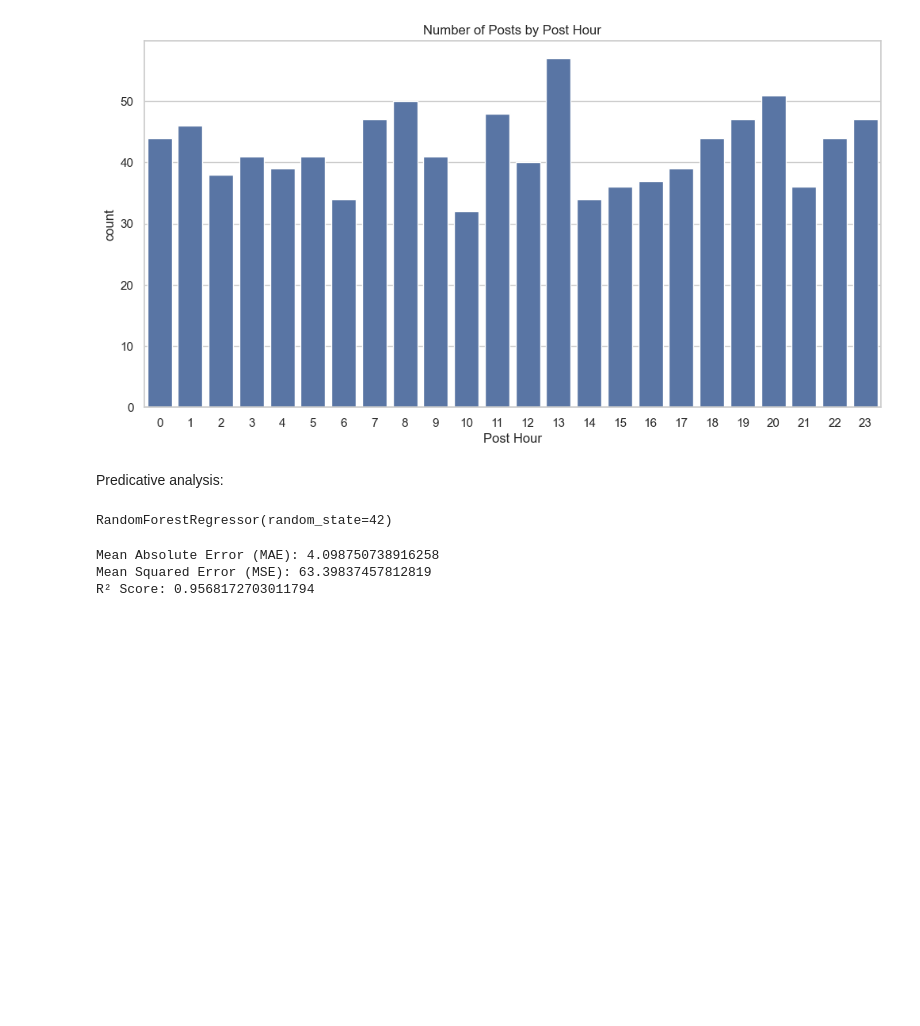
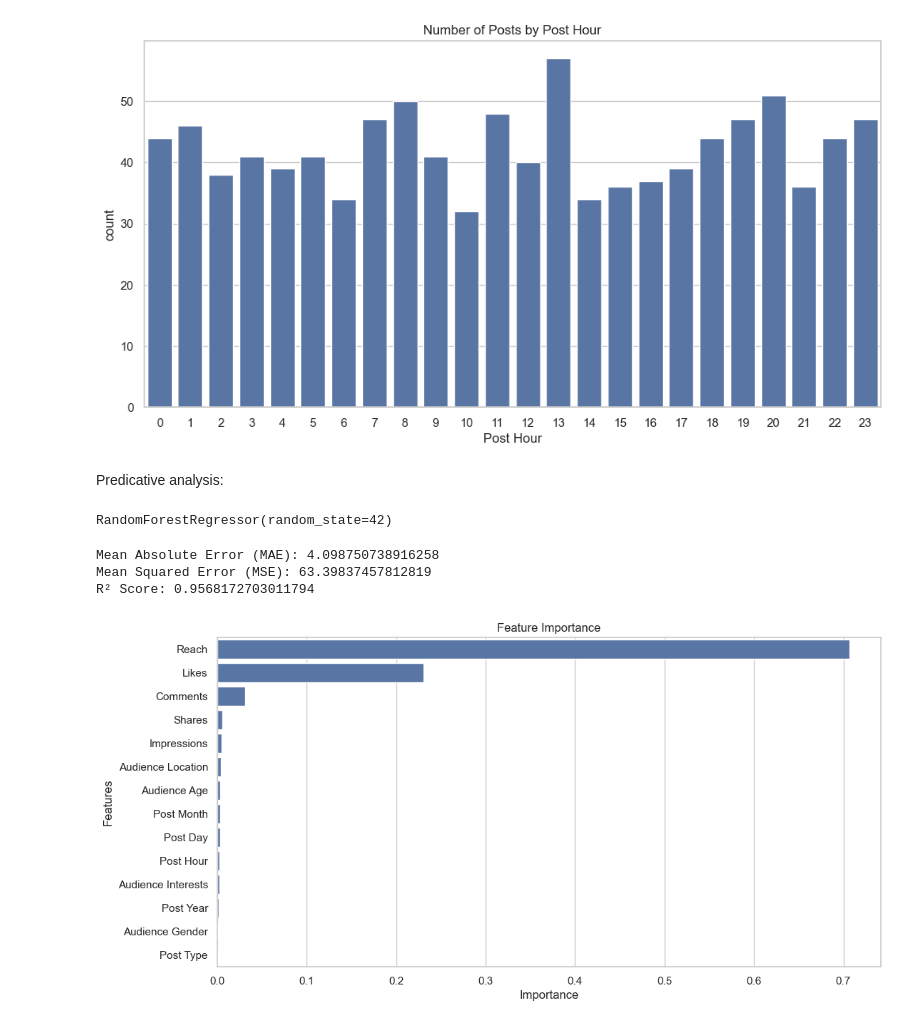
Before and after one commit to polymons/Deep-Learning-Experiments, a Jupyter notebook: social-media-engagement.ipynb, the cells around one changed output. Saved outputs shown, nothing was run; the diff lists cells and outputs as text; code cells hidden in the pictures; blank space fills up the shorter version.

```diff
--- a/social-media-engagement.ipynb
+++ b/social-media-engagement.ipynb
@@ -168,3 +168,16 @@ print(f"R² Score: {r2}")
 Mean Absolute Error (MAE): 4.098750738916258
 Mean Squared Error (MSE): 63.39837457812819
 R² Score: 0.9568172703011794
+# %%
+# Show feature importance
+feature_importances = model.feature_importances_
+features = X.columns
+df = pd.DataFrame({'Features': features, 'Importance': feature_importances})
+df = df.sort_values(by='Importance', ascending=False)
+
+plt.figure(figsize=(12, 6))
+sns.barplot(x='Importance', y='Features', data=df)
+plt.title('Feature Importance')
+plt.show()
+# %% [output]
+[figure, added]
```
Also changed, not shown: parts of 1 cell of this notebook.
